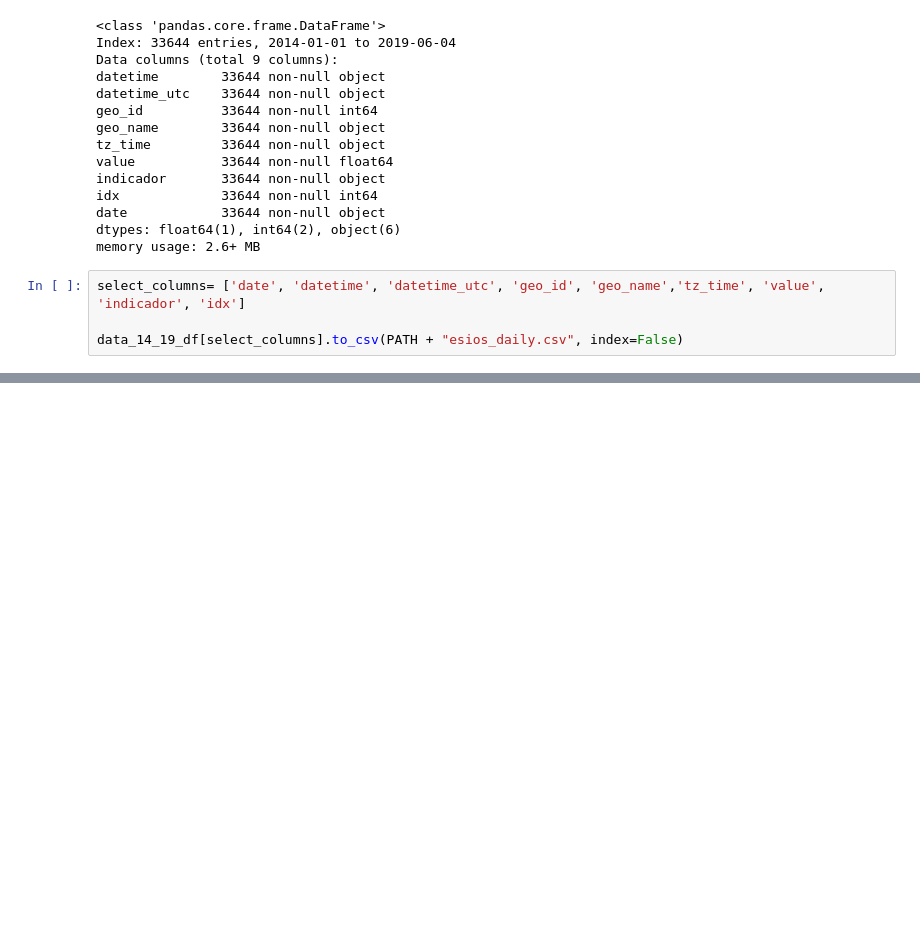
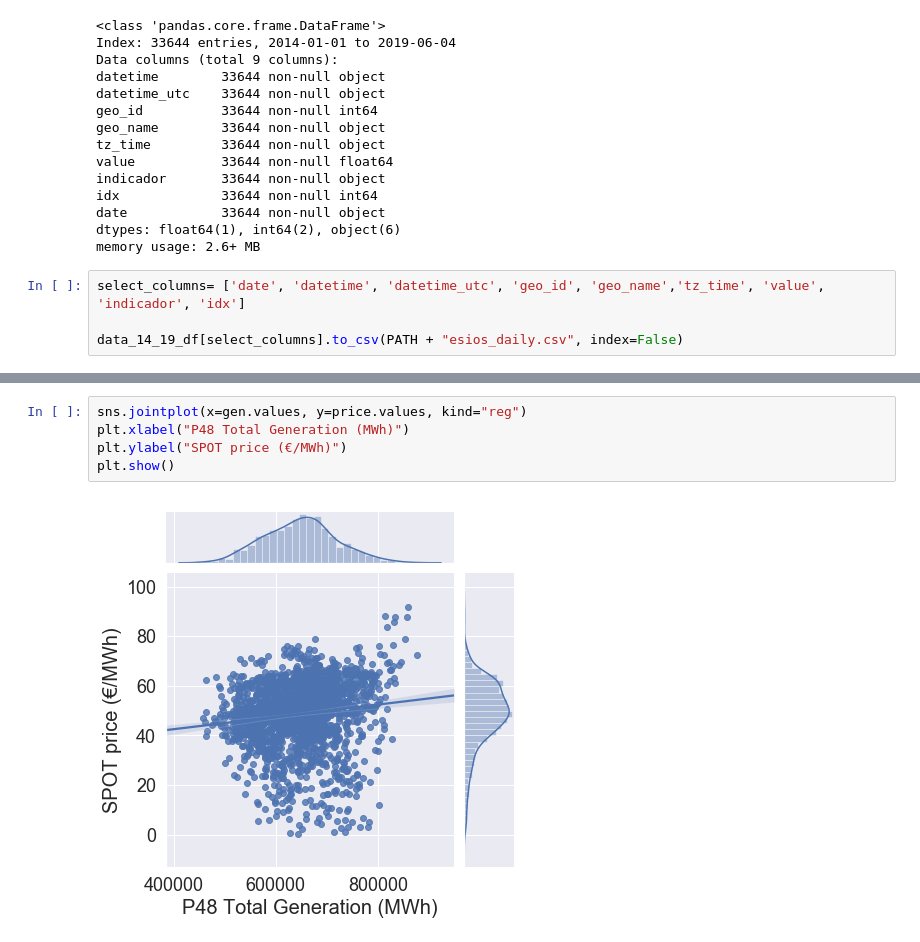
Before and after one commit to manualrg/Forecasting_ElectricityPrice, a Jupyter notebook: 02_importData_ESIOS.ipynb, the cells around one changed output, grey strips where cells are left out. Drawn from its saved outputs; the diff is of its cells as text; blank space fills up the shorter version.

```diff
--- a/02_importData_ESIOS.ipynb
+++ b/02_importData_ESIOS.ipynb
@@ -297,0 +328,7 @@ data_14_19_df[select_columns].to_csv(PATH + "esios_daily.csv", index=False)
+# %%
+sns.jointplot(x=gen.values, y=price.values, kind="reg")
+plt.xlabel("P48 Total Generation (MWh)")
+plt.ylabel("SPOT price (€/MWh)")
+plt.show()
+# %% [output]
+[figure, added]
```
Also changed, not shown: parts of 4 cells of this notebook, 2 other files.
